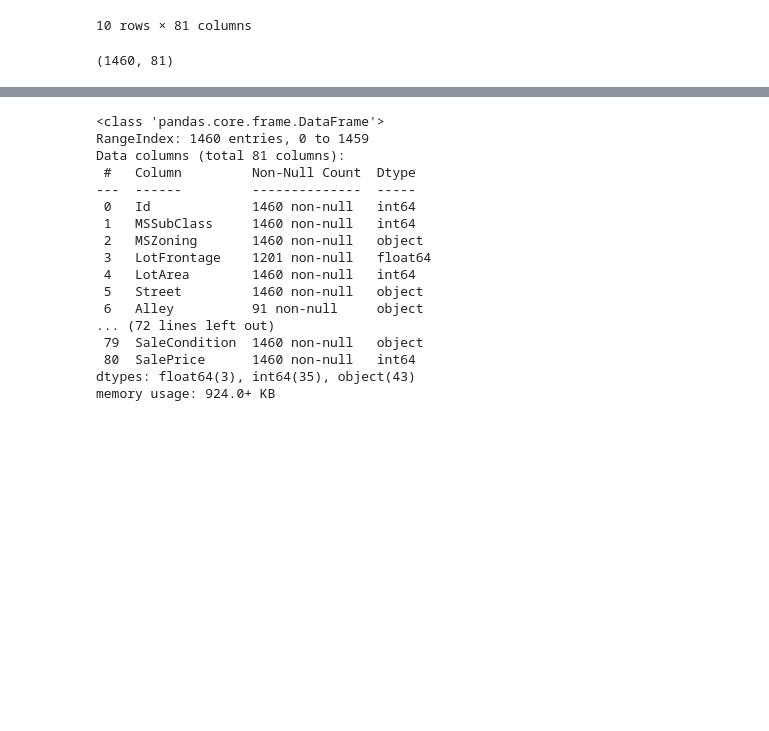
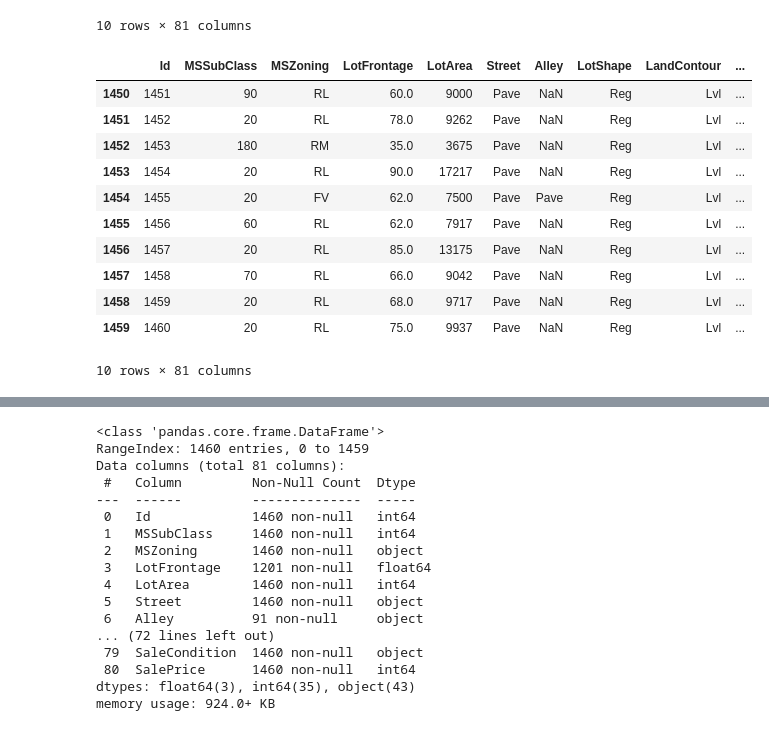
Before and after one commit to varunnthakuur/dataprocessing, a Jupyter notebook: Project_House_Prices_Advanced_Regression_Techniques.ipynb, the cells around one changed output, grey strips where cells are left out. Drawn from its saved outputs; the diff is of its cells as text; code cells hidden in the pictures; blank space fills up the shorter version.

```diff
--- a/Project_House_Prices_Advanced_Regression_Techniques.ipynb
+++ b/Project_House_Prices_Advanced_Regression_Techniques.ipynb
@@ -28,8 +28,19 @@ df.head(10)
 | 8 | 9 | 50 | RM | 51.0 | 6120 | Pave | NaN | Reg | Lvl | ... |
 | 9 | 10 | 190 | RL | 50.0 | 7420 | Pave | NaN | Reg | Lvl | ... |
 10 rows × 81 columns
-# %%
-# Check rows and columns in Dataframe
-df.shape
-# %% [output]
-(1460, 81)
+# %%
+# Last 10 rows
+df.tail(10)
+# %% [output]
+|  | Id | MSSubClass | MSZoning | LotFrontage | LotArea | Street | Alley | LotShape | LandContour | ... |
+| 1450 | 1451 | 90 | RL | 60.0 | 9000 | Pave | NaN | Reg | Lvl | ... |
+| 1451 | 1452 | 20 | RL | 78.0 | 9262 | Pave | NaN | Reg | Lvl | ... |
+| 1452 | 1453 | 180 | RM | 35.0 | 3675 | Pave | NaN | Reg | Lvl | ... |
+| 1453 | 1454 | 20 | RL | 90.0 | 17217 | Pave | NaN | Reg | Lvl | ... |
+| 1454 | 1455 | 20 | FV | 62.0 | 7500 | Pave | Pave | Reg | Lvl | ... |
+| 1455 | 1456 | 60 | RL | 62.0 | 7917 | Pave | NaN | Reg | Lvl | ... |
+| 1456 | 1457 | 20 | RL | 85.0 | 13175 | Pave | NaN | Reg | Lvl | ... |
+| 1457 | 1458 | 70 | RL | 66.0 | 9042 | Pave | NaN | Reg | Lvl | ... |
+| 1458 | 1459 | 20 | RL | 68.0 | 9717 | Pave | NaN | Reg | Lvl | ... |
+| 1459 | 1460 | 20 | RL | 75.0 | 9937 | Pave | NaN | Reg | Lvl | ... |
+10 rows × 81 columns
```
Also changed, not shown: parts of 13 cells of this notebook.
